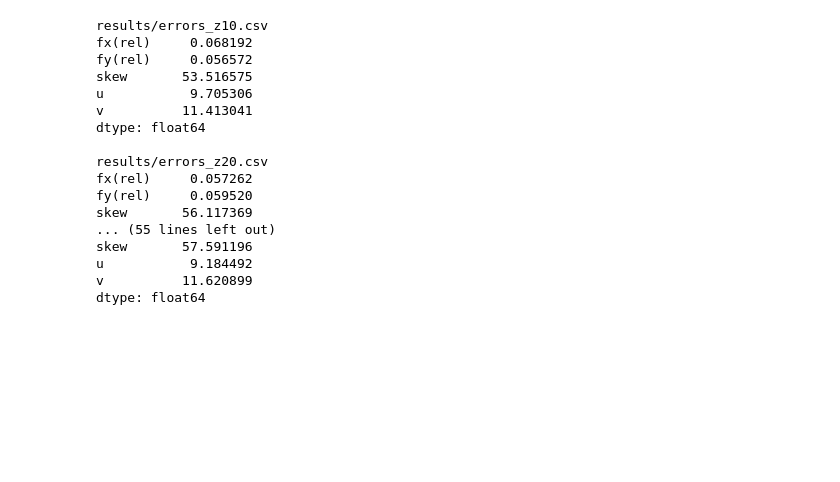
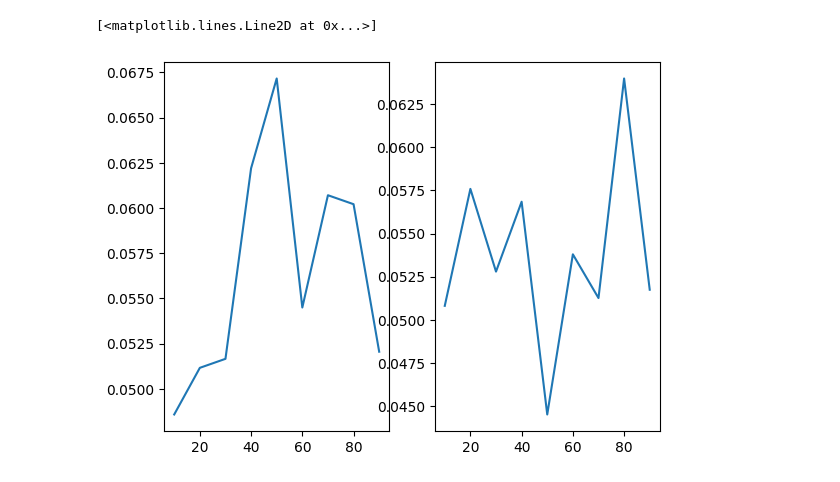
Before and after one commit to michaelzhan1/cs283-project, a Jupyter notebook: analysis.ipynb, the cells around one changed output. Drawn from its saved outputs; the diff is of its cells as text; code cells hidden in the pictures; blank space fills up the shorter version.

```diff
--- a/analysis.ipynb
+++ b/analysis.ipynb
@@ -3,31 +3,22 @@ import pandas as pd
 import matplotlib.pyplot as plt
 # %%
 z_orientations = list(range(10, 91, 10))
-names = [f'results/errors_z{z}.csv' for z in z_orientations]
+names = [f'results/zaxis/errors_z{z}.csv' for z in z_orientations]
 
 all_data = []
 
 for name in names:
     data = pd.read_csv(name)
     all_data.append(data)
-    print(name)
-    print(data.mean())
-    print()
+
+fxs = [data['fx(rel)'] for data in all_data]
+fys = [data['fy(rel)'] for data in all_data]
+
+plt.subplot(1, 2, 1)
+plt.plot(z_orientations, [fx.mean() for fx in fxs], label='fx')
+
+plt.subplot(1, 2, 2)
+plt.plot(z_orientations, [fy.mean() for fy in fys], label='fy')
 # %% [output]
-results/errors_z10.csv
-fx(rel)     0.068192
-fy(rel)     0.056572
-skew       53.516575
-u           9.705306
-v          11.413041
-dtype: float64
-
-results/errors_z20.csv
-fx(rel)     0.057262
-fy(rel)     0.059520
-skew       56.117369
-... (55 lines left out)
-skew       57.591196
-u           9.184492
-v          11.620899
-dtype: float64
+[<matplotlib.lines.Line2D at 0x...>]
+[figure, added]
```
Also changed, not shown: parts of 2 cells of this notebook, 46 other files.
